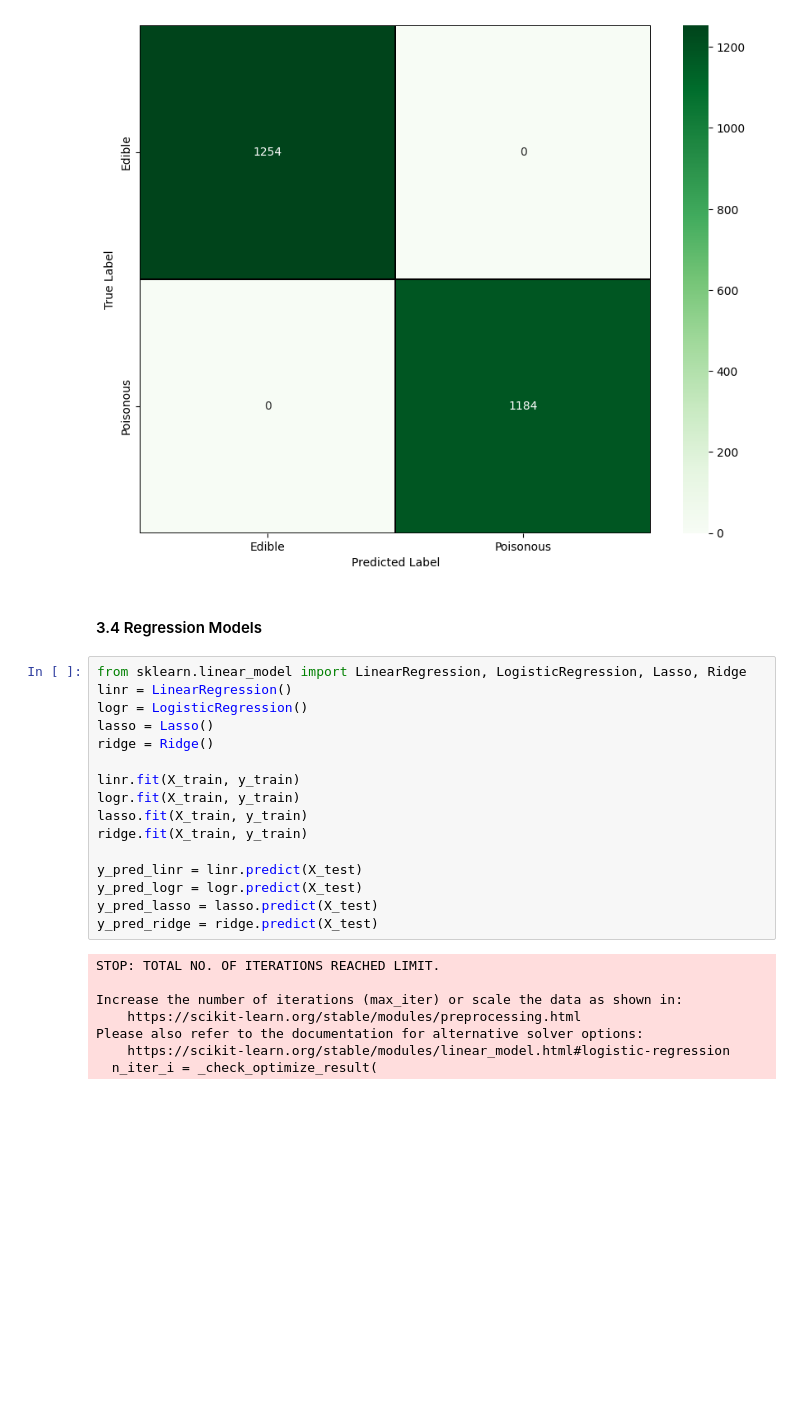
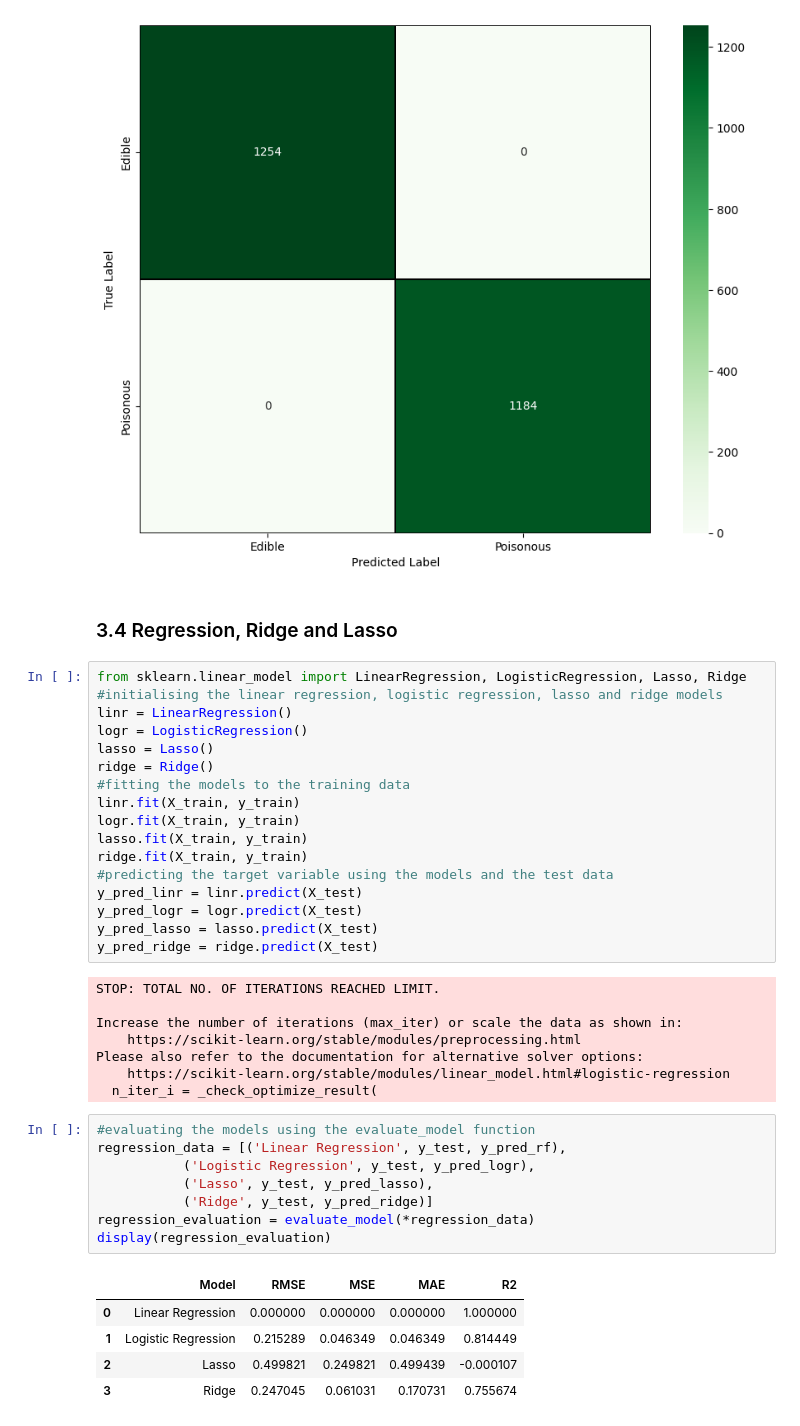
Before and after one commit to AntsyBee/Lepiota-Mushroom-Edibillity-Data-Analysis, a Jupyter notebook: src/Mushroom Data Science.ipynb, the cells around one changed output. Cells and saved outputs as stored; diff of their text form; blank space fills up the shorter version.

```diff
--- a/src/Mushroom Data Science.ipynb
+++ b/src/Mushroom Data Science.ipynb
@@ -362,19 +374,20 @@ plt.ylabel('True Label')
 Text(95.72222222222221, 0.5, 'True Label')
 [figure]
 # %% [markdown]
-#### 3.4 Regression Models
+### 3.4 Regression, Ridge and Lasso
 # %%
 from sklearn.linear_model import LinearRegression, LogisticRegression, Lasso, Ridge
+#initialising the linear regression, logistic regression, lasso and ridge models
 linr = LinearRegression()
 logr = LogisticRegression()
 lasso = Lasso()
 ridge = Ridge()
-
+#fitting the models to the training data
 linr.fit(X_train, y_train)
 logr.fit(X_train, y_train)
 lasso.fit(X_train, y_train)
 ridge.fit(X_train, y_train)
-
+#predicting the target variable using the models and the test data
 y_pred_linr = linr.predict(X_test)
 y_pred_logr = logr.predict(X_test)
 y_pred_lasso = lasso.predict(X_test)
@@ -387,3 +400,17 @@ Increase the number of iterations (max_iter) or scale the data as shown in:
 Please also refer to the documentation for alternative solver options:
     https://scikit-learn.org/stable/modules/linear_model.html#logistic-regression
   n_iter_i = _check_optimize_result(
+# %%
+#evaluating the models using the evaluate_model function
+regression_data = [('Linear Regression', y_test, y_pred_rf),
+           ('Logistic Regression', y_test, y_pred_logr),
+           ('Lasso', y_test, y_pred_lasso),
+           ('Ridge', y_test, y_pred_ridge)]
+regression_evaluation = evaluate_model(*regression_data)
+display(regression_evaluation)
+# %% [output]
+|  | Model | RMSE | MSE | MAE | R2 |
+| 0 | Linear Regression | 0.000000 | 0.000000 | 0.000000 | 1.000000 |
+| 1 | Logistic Regression | 0.215289 | 0.046349 | 0.046349 | 0.814449 |
+| 2 | Lasso | 0.499821 | 0.249821 | 0.499439 | -0.000107 |
+| 3 | Ridge | 0.247045 | 0.061031 | 0.170731 | 0.755674 |
```
Also changed, not shown: parts of 11 cells of this notebook, 1 other file.
